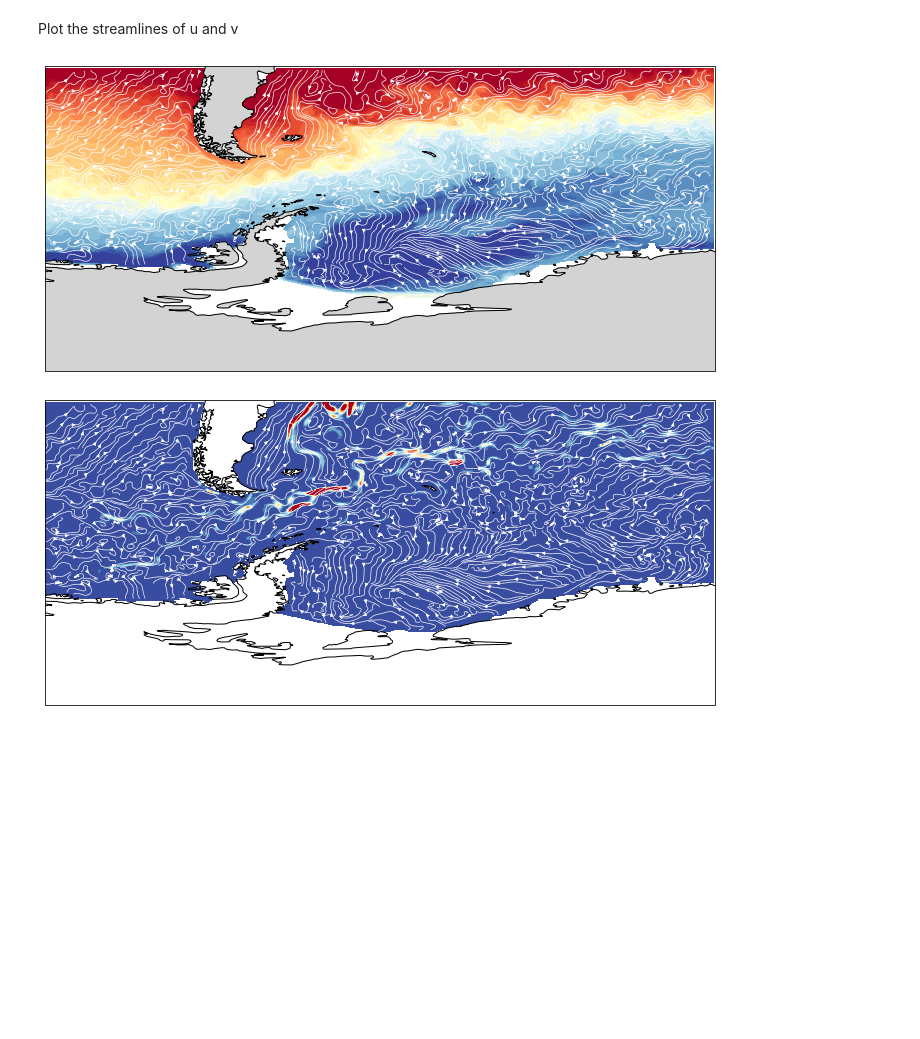
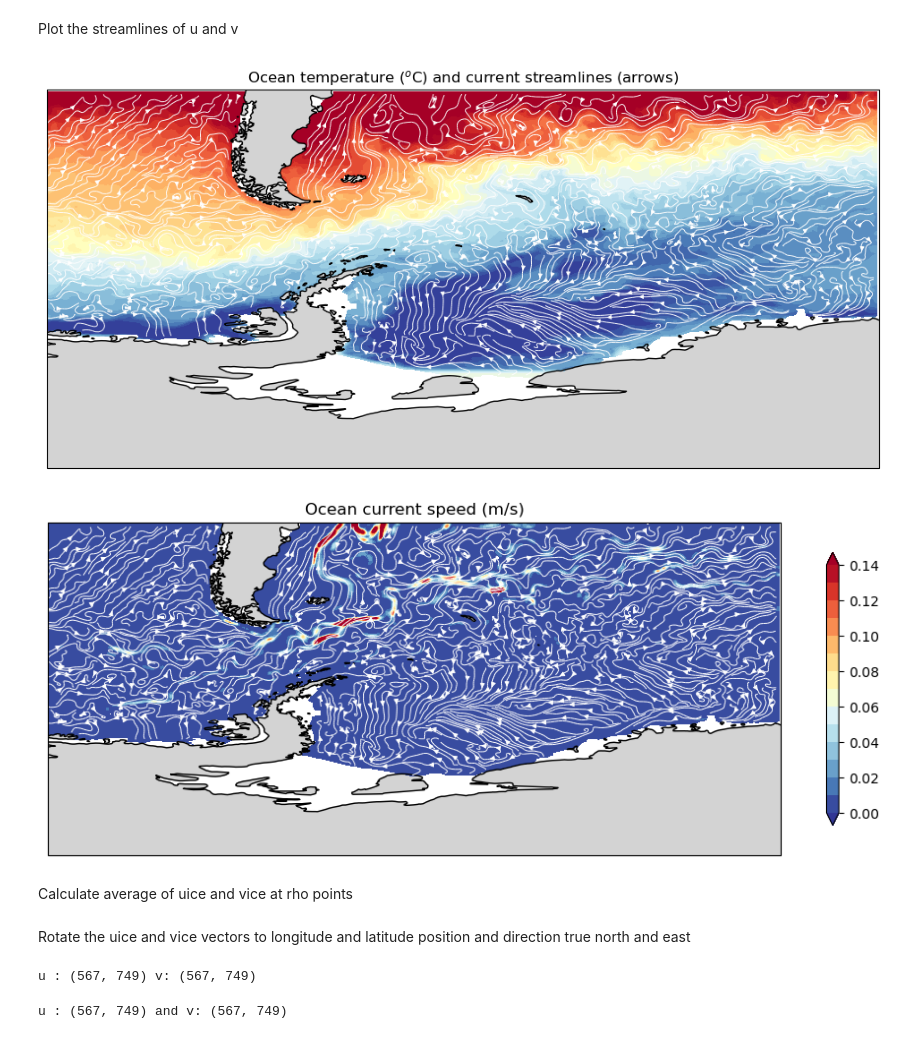
Before and after one commit to trondkr/model2roms, a Jupyter notebook: M2R_plot_streamlines.ipynb, the cells around one changed output. Saved outputs shown, nothing was run; the diff lists cells and outputs as text; code cells hidden in the pictures; blank space fills up the shorter version.

```diff
--- a/M2R_plot_streamlines.ipynb
+++ b/M2R_plot_streamlines.ipynb
@@ -5,8 +5,9 @@ import numpy as np
 import matplotlib.pyplot as plt
 import cartopy.crs as ccrs
 import cartopy.feature as cpf
+plt.style.use('default')
 # %%
-ds_full = xr.open_dataset('test_data/Antarctic_init_GLORYS_19930115_to_19930331.nc')
+ds_full = xr.open_dataset('test_data/Antarctic_init_GLORYS_19930115_to_19930531.nc')
 
 ds_grid=xr.open_dataset("Grids/ANT_01.nc")
 # %% [markdown]
@@ -99,30 +100,30 @@ Plot the streamlines of u and v
 # %%
 fig = plt.figure(figsize=(12, 12))
 crs_latlon = ccrs.PlateCarree()
 ax = fig.add_subplot(1, 1, 1, projection=crs_latlon)
 ax.set_extent([-100, 10. , -90, -40], crs=crs_latlon)
 ax.coastlines('50m')
 cf = ax.contourf(curvilinear_ds["lon"].values,
              curvilinear_ds["lat"].values,
              curvilinear_ds["temp"].values,
              levels=np.arange(-2,14, 0.5),
              cmap='RdYlBu_r',
              extend='both',
              transform=ccrs.PlateCarree())
 
 ax.add_feature(cpf.LAND, color="lightgrey")
-
+plt.title("Ocean temperature ($^{o}$C) and current streamlines (arrows)")
 sp = ax.streamplot(curvilinear_ds["lon"].values,
                    curvilinear_ds["lat"].values,
                    curvilinear_ds["u"].values,
                    curvilinear_ds["v"].values,
                    linewidth=0.7    ,
                    arrowsize = 0.7,
                    density=6,
                    color='w',
                    transform=ccrs.PlateCarree())
 # %% [output]
-[figure, old version]
+[figure, new version]
 # %%
 fig = plt.figure(figsize=(12, 12))
 crs_latlon = ccrs.PlateCarree()
@@ -137,7 +138,9 @@ cf = ax.contourf(curvilinear_ds["lon"].values,
                      cmap='RdYlBu_r',
                      extend='both',
                      transform=ccrs.PlateCarree())
-
+plt.colorbar(cf,ax=ax, shrink=0.3)
+ax.add_feature(cpf.LAND, color="lightgrey")
+plt.title("Ocean current speed (m/s)")
 sp = ax.streamplot(curvilinear_ds["lon"].values,
                    curvilinear_ds["lat"].values,
                    curvilinear_ds["u"].values,
@@ -148,4 +151,6 @@ sp = ax.streamplot(curvilinear_ds["lon"].values,
                    color='w',
                    transform=ccrs.PlateCarree())
 # %% [output]
-[figure, old version]
+[figure, new version]
+# %% [markdown]
+Calculate average of uice and vice at rho points
@@ -151,0 +160,16 @@ sp = ax.streamplot(curvilinear_ds["lon"].values,
+# %% [markdown]
+Rotate the uice and vice vectors to longitude and latitude position
+and direction true north and east
+# %%
+uice=uice_rho
+vice=vice_rho
+print("u : {} v: {}".format(np.shape(uice), np.shape(vice)))
+# %% [output]
+u : (567, 749) v: (567, 749)
+# %%
+uice_rotated = uice*np.cos(angle)-vice*np.sin(angle)
+vice_rotated = vice*np.cos(angle)+uice*np.sin(angle)
+print("u : {} and v: {}".format(np.shape(uice_rotated),
+                                np.shape(vice_rotated)))
+# %% [output]
+u : (567, 749) and v: (567, 749)
```
Also changed, not shown: parts of 4 cells of this notebook, 4 other files.
